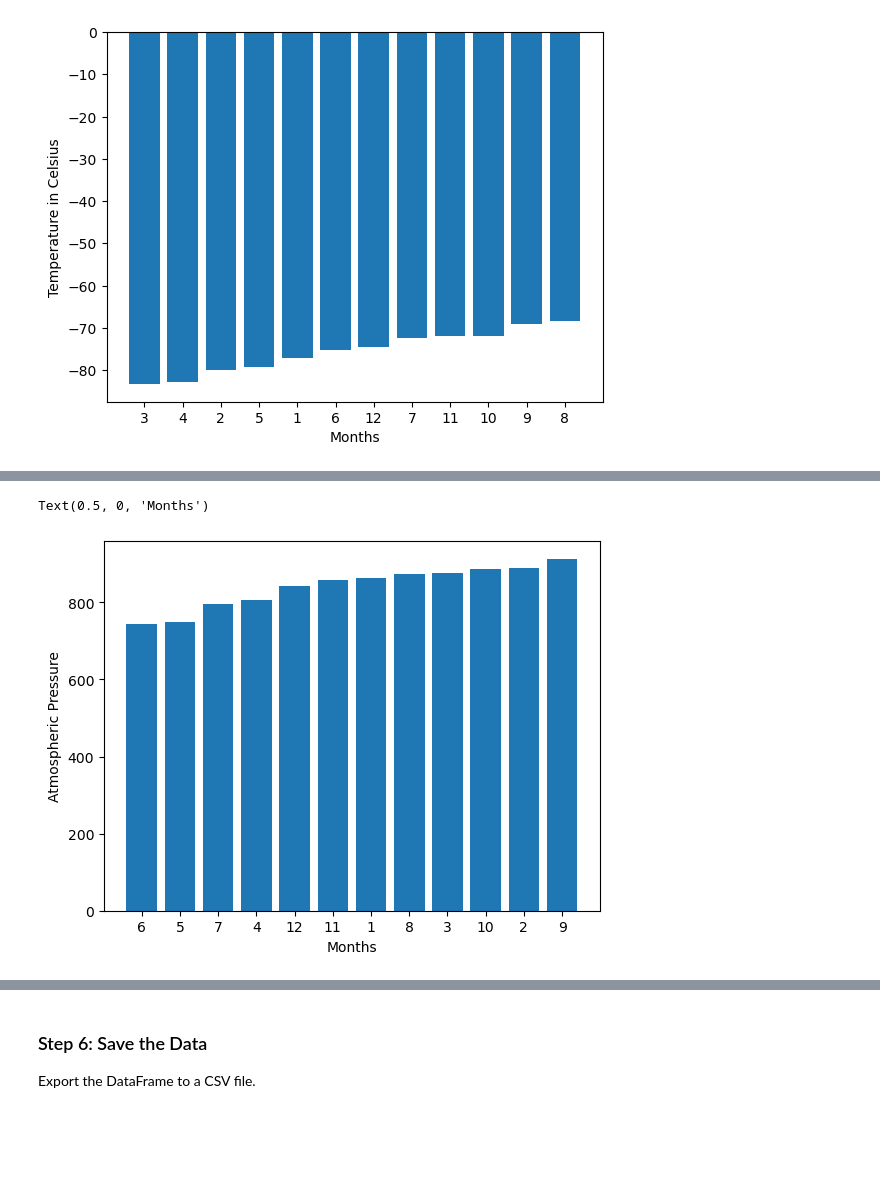
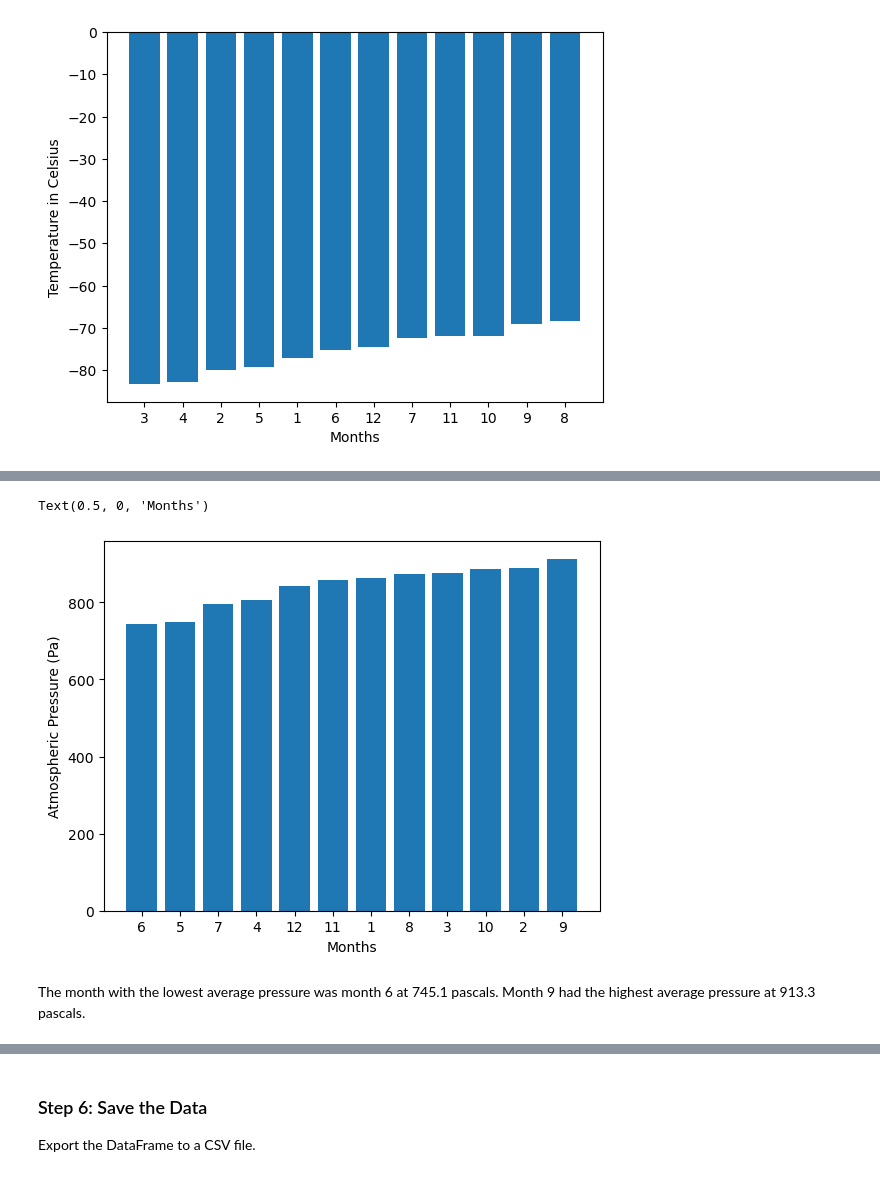
Before and after one commit to patgilch17/Mission_to_Mars, a Jupyter notebook: Mission_to_Mars_code/part_2_mars_weather.ipynb, the cells around one changed output, grey strips where cells are left out. Saved outputs shown, nothing was run; the diff lists cells and outputs as text; code cells hidden in the pictures; blank space fills up the shorter version.

```diff
--- a/Starter_Code 2/part_2_mars_weather.ipynb
+++ b/Mission_to_Mars_code/part_2_mars_weather.ipynb
@@ -233,8 +237,9 @@ Name: pressure, dtype: float64
 # %%
+# Plot the average pressure by month
 sorted_pressure = avgtemp_df.sort_values('pressure')
 plt.bar(sorted_pressure.index.astype(str), sorted_pressure['pressure'])
-plt.ylabel('Atmospheric Pressure')
+plt.ylabel('Atmospheric Pressure (Pa)')
 plt.xlabel('Months')
 # %% [output]
 Text(0.5, 0, 'Months')
-[figure, old version]
+[figure, new version]
@@ -243 +246,3 @@ Text(0.5, 0, 'Months')
+# %% [markdown]
+The month with the lowest average pressure was month 6 at 745.1 pascals.  Month 9 had the highest average pressure at 913.3 pascals.
 # %%
```
Also changed, not shown: parts of 17 cells of this notebook, 4 other files.
